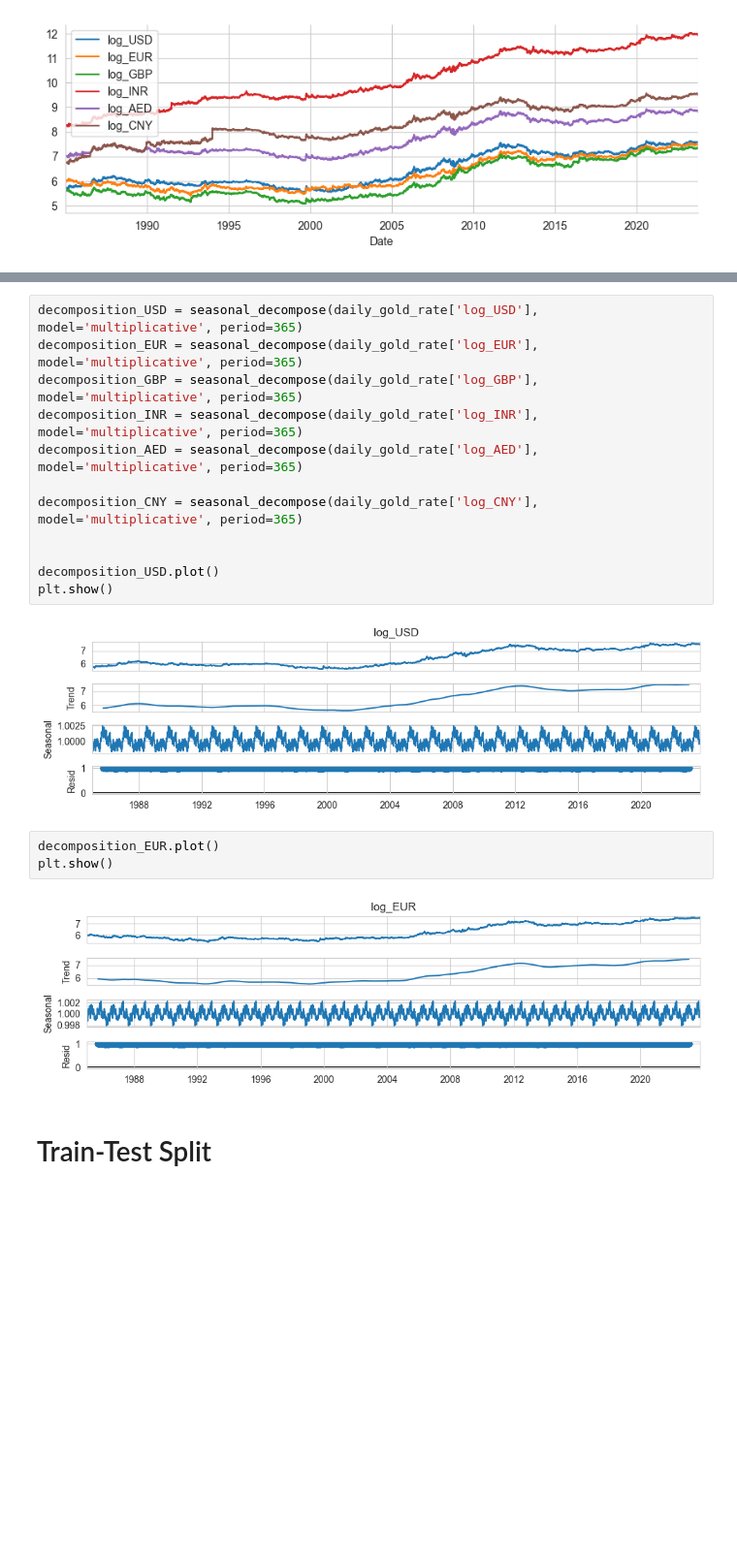
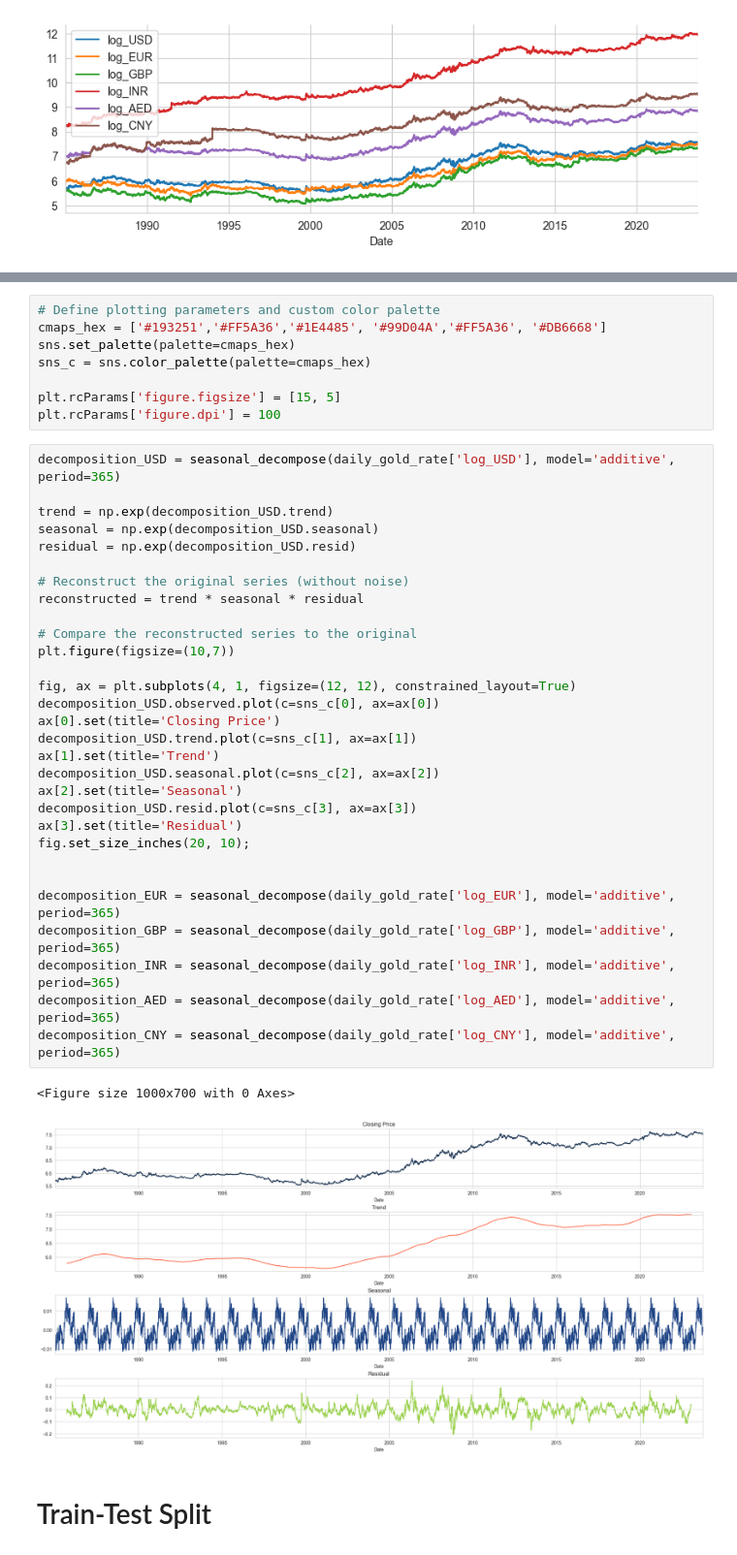
Before and after one commit to KhushbooVarma/Capstone-Project, a Jupyter notebook: Gold-Rate3.ipynb, the cells around one changed output, grey strips where cells are left out. Shown at 97% size. Drawn from its saved outputs; the diff is of its cells as text; blank space fills up the shorter version.

```diff
--- a/Gold-Rate3.ipynb
+++ b/Gold-Rate3.ipynb
@@ -241,21 +254,43 @@ quartile coefficient of dispersion for currency 0.653852
-# %%
-decomposition_USD = seasonal_decompose(daily_gold_rate['log_USD'], model='multiplicative', period=365)
-decomposition_EUR = seasonal_decompose(daily_gold_rate['log_EUR'], model='multiplicative', period=365)
-decomposition_GBP = seasonal_decompose(daily_gold_rate['log_GBP'], model='multiplicative', period=365)
-decomposition_INR = seasonal_decompose(daily_gold_rate['log_INR'], model='multiplicative', period=365)
-decomposition_AED = seasonal_decompose(daily_gold_rate['log_AED'], model='multiplicative', period=365)
-
-decomposition_CNY = seasonal_decompose(daily_gold_rate['log_CNY'], model='multiplicative', period=365)
-
-
-decomposition_USD.plot()
-plt.show()
-# %% [output]
-[figure, removed]
-# %%
-decomposition_EUR.plot()
-plt.show()
-# %% [output]
-[figure, removed]
+# %%
+# Define plotting parameters and custom color palette
+cmaps_hex = ['#193251','#FF5A36','#1E4485', '#99D04A','#FF5A36', '#DB6668']
+sns.set_palette(palette=cmaps_hex)
+sns_c = sns.color_palette(palette=cmaps_hex)
+
+plt.rcParams['figure.figsize'] = [15, 5]
+plt.rcParams['figure.dpi'] = 100
+# %%
+decomposition_USD = seasonal_decompose(daily_gold_rate['log_USD'], model='additive', period=365)
+
+trend = np.exp(decomposition_USD.trend)
+seasonal = np.exp(decomposition_USD.seasonal)
+residual = np.exp(decomposition_USD.resid)
+
+# Reconstruct the original series (without noise)
+reconstructed = trend * seasonal * residual
+
+# Compare the reconstructed series to the original
+plt.figure(figsize=(10,7))
+
+fig, ax = plt.subplots(4, 1, figsize=(12, 12), constrained_layout=True)
+decomposition_USD.observed.plot(c=sns_c[0], ax=ax[0])
+ax[0].set(title='Closing Price')
+decomposition_USD.trend.plot(c=sns_c[1], ax=ax[1])
+ax[1].set(title='Trend')
+decomposition_USD.seasonal.plot(c=sns_c[2], ax=ax[2])
+ax[2].set(title='Seasonal')
+decomposition_USD.resid.plot(c=sns_c[3], ax=ax[3])
+ax[3].set(title='Residual')
+fig.set_size_inches(20, 10);
+
+
+decomposition_EUR = seasonal_decompose(daily_gold_rate['log_EUR'], model='additive', period=365)
+decomposition_GBP = seasonal_decompose(daily_gold_rate['log_GBP'], model='additive', period=365)
+decomposition_INR = seasonal_decompose(daily_gold_rate['log_INR'], model='additive', period=365)
+decomposition_AED = seasonal_decompose(daily_gold_rate['log_AED'], model='additive', period=365)
+decomposition_CNY = seasonal_decompose(daily_gold_rate['log_CNY'], model='additive', period=365)
+# %% [output]
+<Figure size 1000x700 with 0 Axes>
+[figure, added]
 # %% [markdown]
 # Train-Test Split
```
Also changed, not shown: parts of 49 cells of this notebook.
